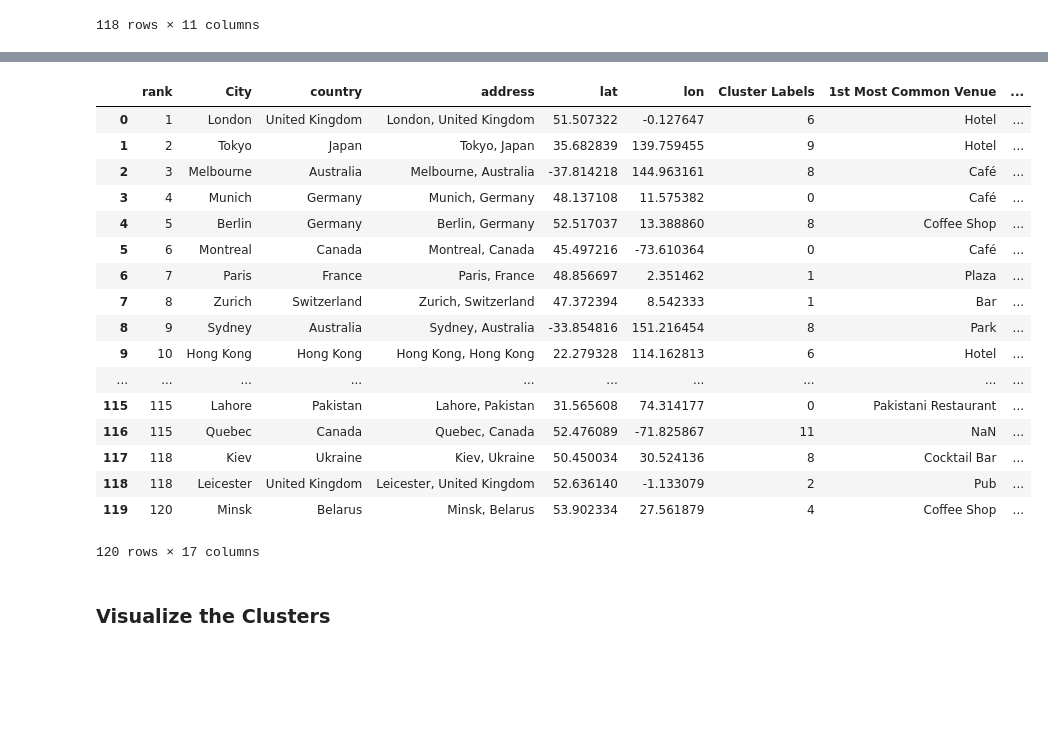
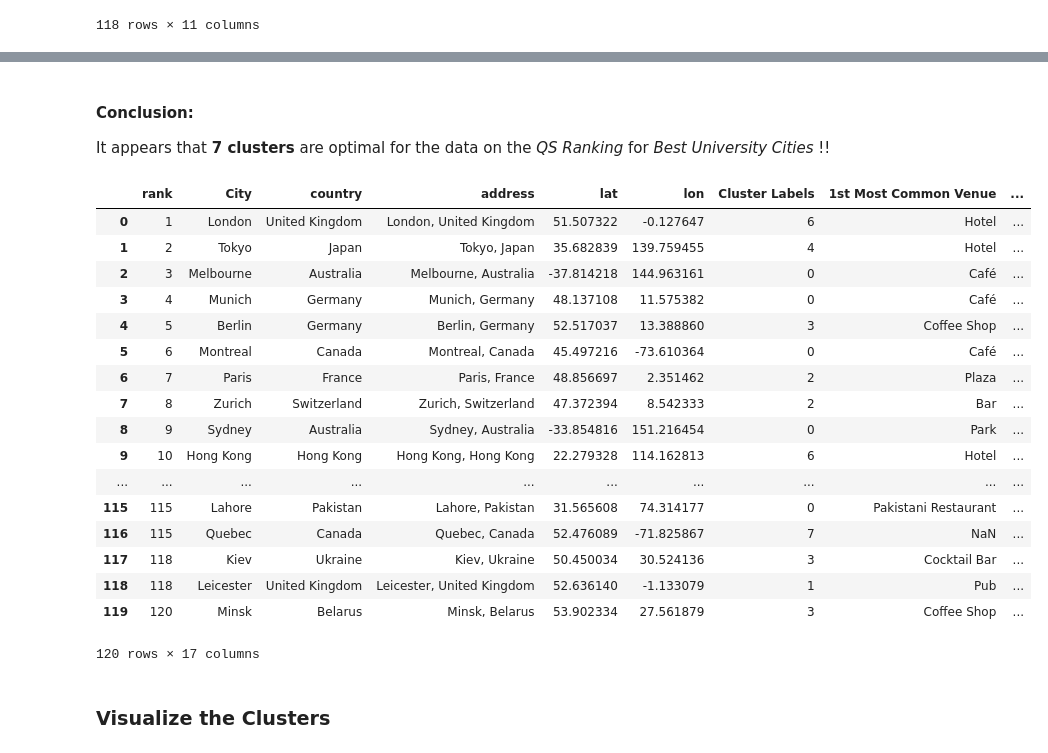
Before and after one commit to BusIAnalyst/Cities-for-University-Students, a Jupyter notebook: Cities for University Students.ipynb, the cells around one changed output, grey strips where cells are left out. Saved outputs shown, nothing was run; the diff lists cells and outputs as text; code cells hidden in the pictures; blank space fills up the shorter version.

```diff
--- a/Cities for University Students.ipynb
+++ b/Cities for University Students.ipynb
@@ -268,43 +332,47 @@ Define _10_ diferent clusters of __Cities__:
+# %% [markdown]
+#### Conclusion:
+
+It appears that __7 clusters__ are optimal for the data on the _QS Ranking_ for _Best University Cities_ !!
 # %%
 # set number of clusters
-kclusters = 10
-non_clustered = kclusters + 1
+kclusters = 7
+non_clustered = kclusters
 
 cities_grouped_clustering = cities_grouped.drop('City', 1)
 
 # run k-means clustering
-kmeans = KMeans(n_clusters=kclusters, random_state=0).fit(cities_grouped_clustering)
+kmeans = KMeans(n_clusters=kclusters, n_init = 25, random_state=0).fit(cities_grouped_clustering)
 
 # add clustering labels
 cities_venues_sorted.insert(0, 'Cluster Labels', kmeans.labels_)
 
 cities_merged = qs_ranking
 cities_merged.rename(columns={'city':'City'}, inplace=True)
 
 # merge cities_grouped with qs_ranking to add latitude/longitude for each city
 cities_merged = cities_merged.join(cities_venues_sorted.set_index('City'), on='City')
 cities_merged['Cluster Labels'].fillna(non_clustered, inplace = True)
 cities_merged['Cluster Labels'] = cities_merged['Cluster Labels'].astype('Int64')
 
 cities_merged.head(120) # check the last columns!
 # %% [output]
 |  | rank | City | country | address | lat | lon | Cluster Labels | 1st Most Common Venue | ... |
 | 0 | 1 | London | United Kingdom | London, United Kingdom | 51.507322 | -0.127647 | 6 | Hotel | ... |
-| 1 | 2 | Tokyo | Japan | Tokyo, Japan | 35.682839 | 139.759455 | 9 | Hotel | ... |
-| 2 | 3 | Melbourne | Australia | Melbourne, Australia | -37.814218 | 144.963161 | 8 | Café | ... |
+| 1 | 2 | Tokyo | Japan | Tokyo, Japan | 35.682839 | 139.759455 | 4 | Hotel | ... |
+| 2 | 3 | Melbourne | Australia | Melbourne, Australia | -37.814218 | 144.963161 | 0 | Café | ... |
 | 3 | 4 | Munich | Germany | Munich, Germany | 48.137108 | 11.575382 | 0 | Café | ... |
-| 4 | 5 | Berlin | Germany | Berlin, Germany | 52.517037 | 13.388860 | 8 | Coffee Shop | ... |
+| 4 | 5 | Berlin | Germany | Berlin, Germany | 52.517037 | 13.388860 | 3 | Coffee Shop | ... |
 | 5 | 6 | Montreal | Canada | Montreal, Canada | 45.497216 | -73.610364 | 0 | Café | ... |
-| 6 | 7 | Paris | France | Paris, France | 48.856697 | 2.351462 | 1 | Plaza | ... |
-| 7 | 8 | Zurich | Switzerland | Zurich, Switzerland | 47.372394 | 8.542333 | 1 | Bar | ... |
-| 8 | 9 | Sydney | Australia | Sydney, Australia | -33.854816 | 151.216454 | 8 | Park | ... |
+| 6 | 7 | Paris | France | Paris, France | 48.856697 | 2.351462 | 2 | Plaza | ... |
+| 7 | 8 | Zurich | Switzerland | Zurich, Switzerland | 47.372394 | 8.542333 | 2 | Bar | ... |
+| 8 | 9 | Sydney | Australia | Sydney, Australia | -33.854816 | 151.216454 | 0 | Park | ... |
 | 9 | 10 | Hong Kong | Hong Kong | Hong Kong, Hong Kong | 22.279328 | 114.162813 | 6 | Hotel | ... |
 | ... | ... | ... | ... | ... | ... | ... | ... | ... | ... |
 | 115 | 115 | Lahore | Pakistan | Lahore, Pakistan | 31.565608 | 74.314177 | 0 | Pakistani Restaurant | ... |
-| 116 | 115 | Quebec | Canada | Quebec, Canada | 52.476089 | -71.825867 | 11 | NaN | ... |
-| 117 | 118 | Kiev | Ukraine | Kiev, Ukraine | 50.450034 | 30.524136 | 8 | Cocktail Bar | ... |
-| 118 | 118 | Leicester | United Kingdom | Leicester, United Kingdom | 52.636140 | -1.133079 | 2 | Pub | ... |
-| 119 | 120 | Minsk | Belarus | Minsk, Belarus | 53.902334 | 27.561879 | 4 | Coffee Shop | ... |
+| 116 | 115 | Quebec | Canada | Quebec, Canada | 52.476089 | -71.825867 | 7 | NaN | ... |
+| 117 | 118 | Kiev | Ukraine | Kiev, Ukraine | 50.450034 | 30.524136 | 3 | Cocktail Bar | ... |
+| 118 | 118 | Leicester | United Kingdom | Leicester, United Kingdom | 52.636140 | -1.133079 | 1 | Pub | ... |
+| 119 | 120 | Minsk | Belarus | Minsk, Belarus | 53.902334 | 27.561879 | 3 | Coffee Shop | ... |
 120 rows × 17 columns
 # %% [markdown]
 ### Visualize the Clusters
```
Also changed, not shown: parts of 13 cells of this notebook.
